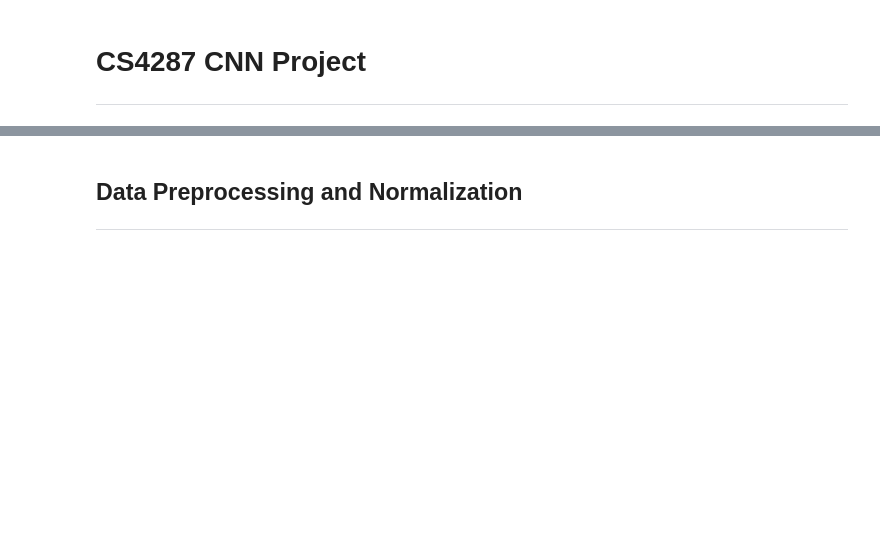
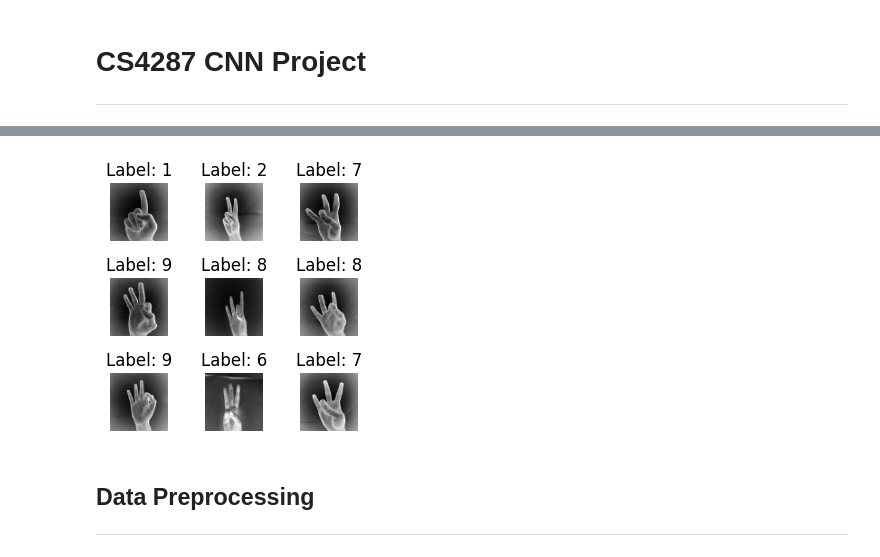
Before and after one commit to TZajas/CS4287-CNN-Project, a Jupyter notebook: CS4287_Assign2_20278748_20272626_20273118.ipynb, the cells around one changed output, grey strips where cells are left out. Saved outputs shown, nothing was run; the diff lists cells and outputs as text; code cells hidden in the pictures; blank space fills up the shorter version.

```diff
--- a/CS4287_Assign2_20278748_20272626_20273118.ipynb
+++ b/CS4287_Assign2_20278748_20272626_20273118.ipynb
@@ -28,4 +87,26 @@ import tensorflow as tf
+# %%
+# Displaying multiple images to check if the correspoding Y values are correct
+
+# Generating an array of 9 random indices
+indices = [random.randint(0, 2061) for _ in range(9)]
+
+# Generating grid for corresponding indices
+fig, axes = plt.subplots(3, 3, figsize=(3, 3))
+
+for i, ax in enumerate(axes.flat):
+    index = indices[i]
+    image = X[index]
+    label = np.argmax(y[index])  # Convert one-hot encoded label to an integer
+
+    ax.imshow(image, cmap='gray')
+    ax.set_title(f"Label: {label}")
+    ax.axis('off')
+
+plt.tight_layout()
+plt.show()
+# %% [output]
+[figure, added]
 # %% [markdown]
-## Data Preprocessing and Normalization
+## **Data Preprocessing**
 
 ---
```
Also changed, not shown: parts of 25 cells of this notebook.
